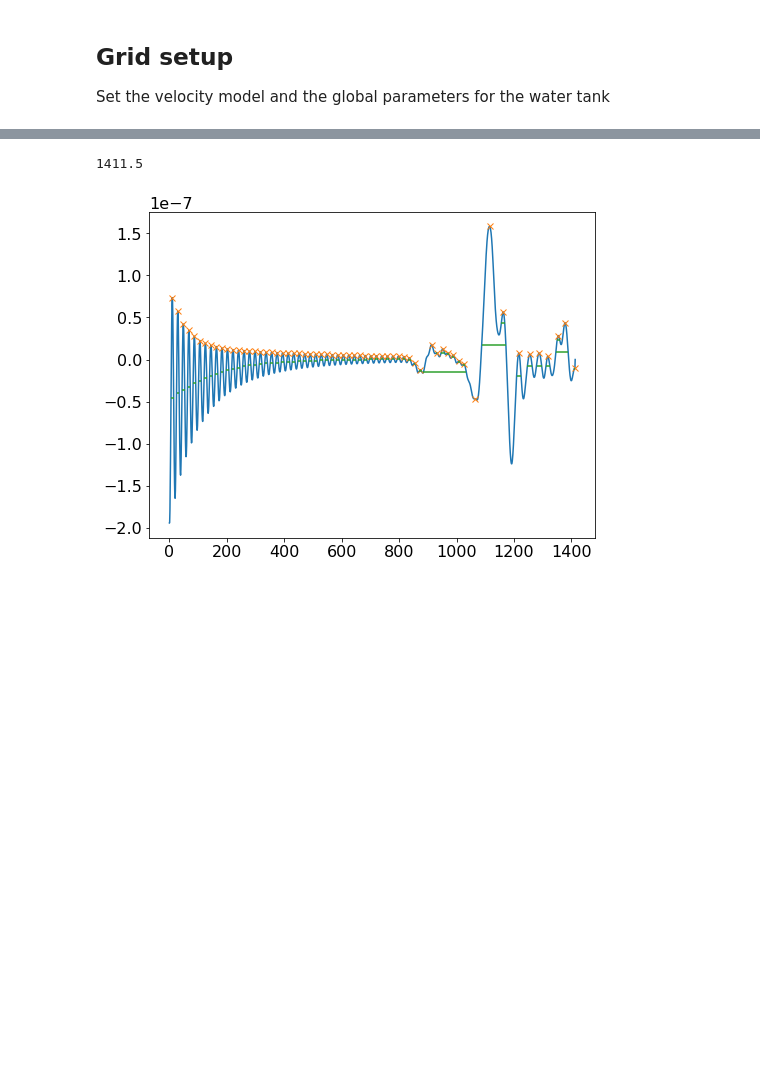
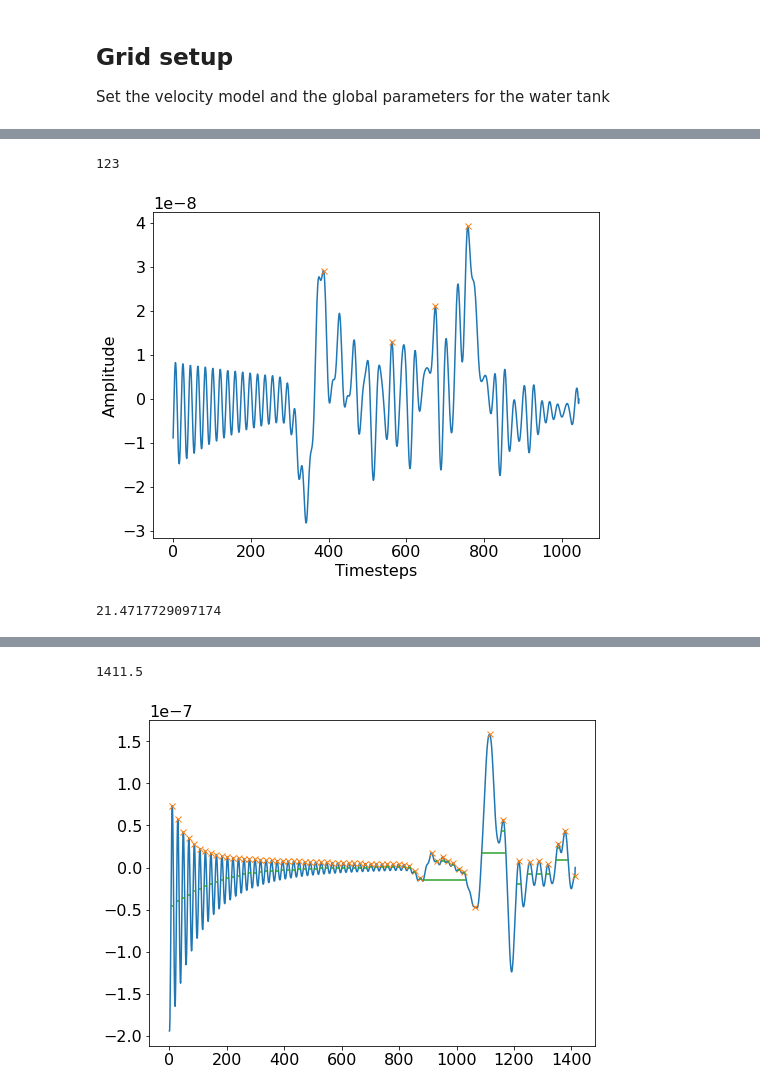
Before and after one commit to bgd54/sonar-FWI, a Jupyter notebook: water_tank/peak_finding.ipynb, the cells around one changed output, grey strips where cells are left out. Drawn from its saved outputs; the diff is of its cells as text; code cells hidden in the pictures; blank space fills up the shorter version.

```diff
--- a/water_tank/peak_finding.ipynb
+++ b/water_tank/peak_finding.ipynb
@@ -108,9 +232,0 @@ PerformanceSummary([(PerfKey(name='section0', rank=None),
-# %%
-def objDistance(receiver, timestep:float, width: float, v_env: float) -> float:
-    cut = round(width / 1000 / v_env * 1000 * 2 / timestep)
-    x = receiver[500:]
-    peaks, _ = find_peaks(x)
-    prominences = peak_prominences(x, peaks)[0]
-    first_peak = 500 + peaks[(prominences - np.average(prominences)) > np.std(prominences)][0]
-    distance = (((first_peak * timestep) / 2 )/ 1000 * v_env)
-    return distance * 1e5
@@ -135,0 +253,18 @@ plt.show()
+# %%
+cut = round(width / 1000 / v_water * 1000 * 2 / dt)
+print(cut)
+x = rec.data[4 * cut:, 68]
+peaks, _ = find_peaks(x)
+prominences = peak_prominences(x, peaks)[0]
+true_peaks = peaks[(prominences - np.average(prominences)) > np.std(prominences)]
+plt.xlabel("Timesteps")
+plt.ylabel("Amplitude")
+plt.plot(x)
+plt.plot(true_peaks, x[true_peaks], "x")
+plt.savefig("/home/hajta2/left_signal.pdf", format="pdf", bbox_inches="tight")
+plt.show()
+print(objDistance(rec.data[:,68],dt,width,v_water))
+# %% [output]
+123
+[figure, added]
+21.4717729097174
```
Also changed, not shown: parts of 10 cells of this notebook, 2 other files.
